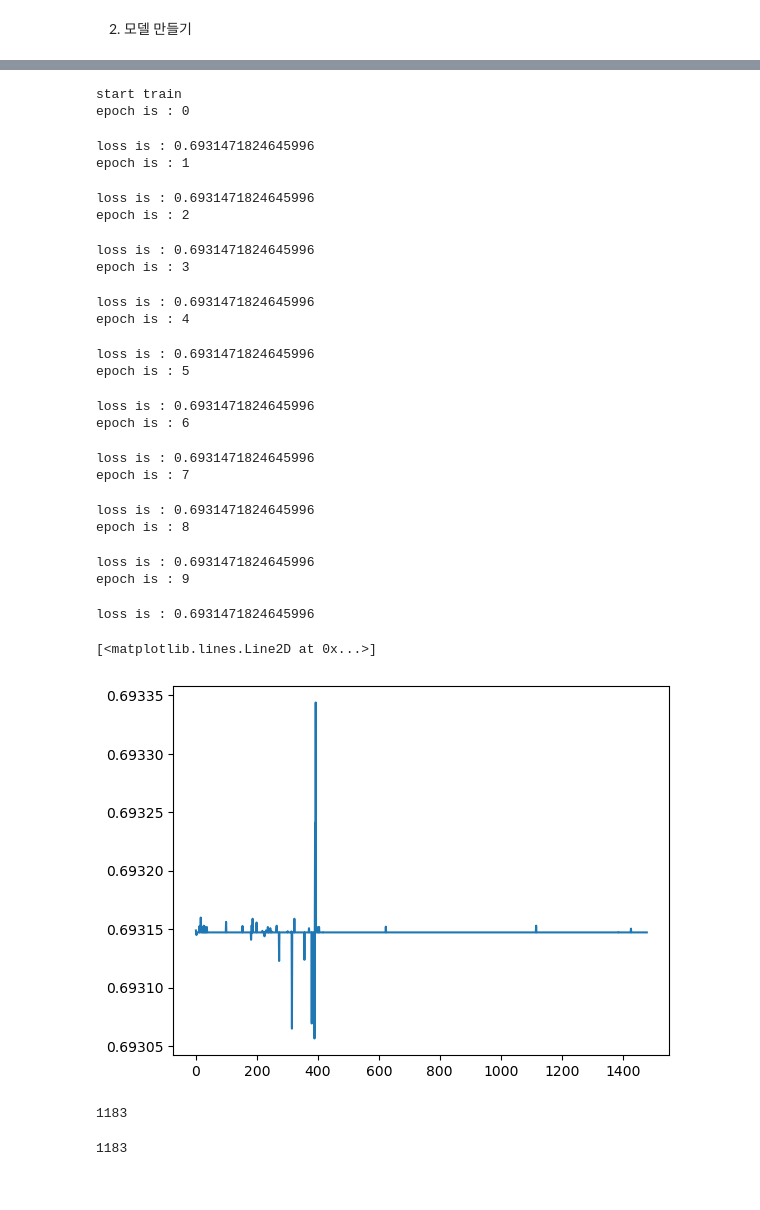
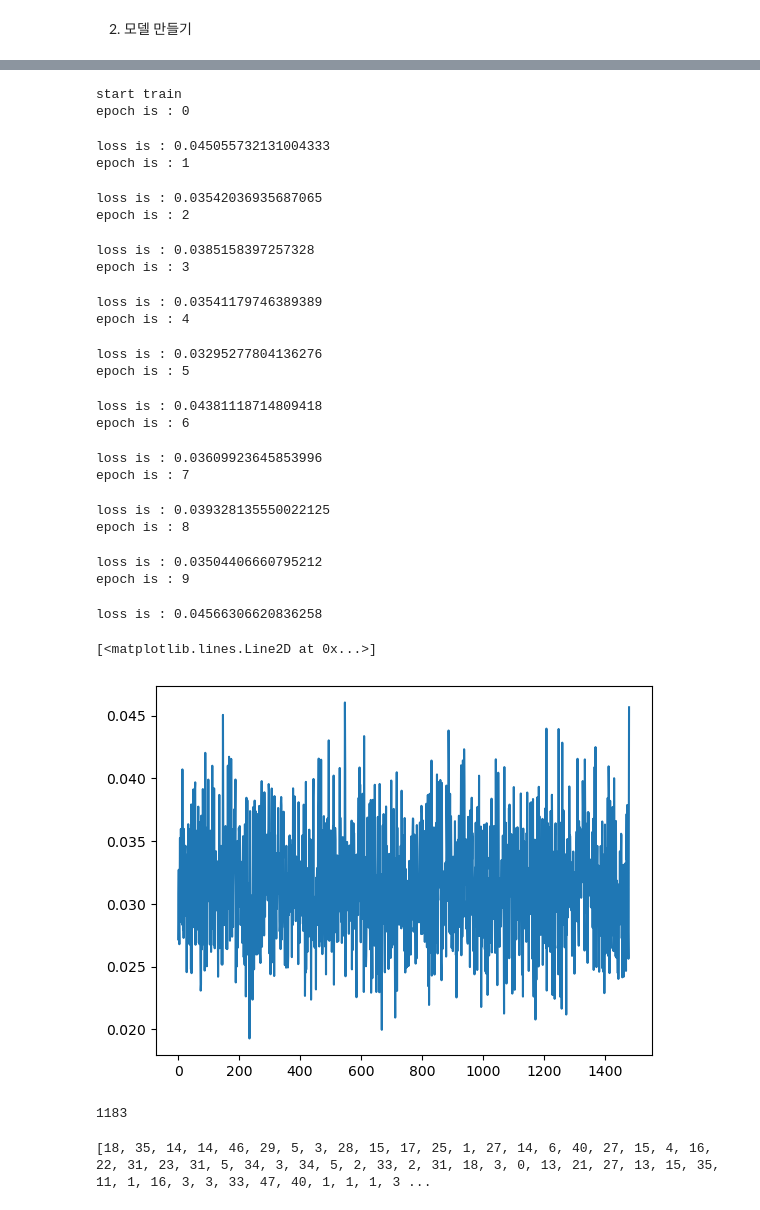
Before and after one commit to kimjunsu97/Art_Classification, a Jupyter notebook: test.ipynb, the cells around one changed output, grey strips where cells are left out. Cells and saved outputs as stored; diff of their text form; code cells hidden in the pictures.

```diff
--- a/test.ipynb
+++ b/test.ipynb
@@ -47,22 +47,25 @@ train_label = pd.read_csv(f'{data_dir}/train.csv')
 test_label = pd.read_csv(f'{data_dir}/test.csv')
 
 label_dict = dict(zip(train_label['artist'].unique(),range(50)))
+label_dict_decode = dict(zip(range(50),train_label['artist'].unique()))
 print(label_dict)
 
 train_label['artist'] = [label_dict[i] for i in train_label['artist']]
 
 train_transform = transforms.Compose([
     transforms.ToPILImage(),
-    transforms.Resize((300, 300)),
-    transforms.RandomCrop(224),
+    transforms.Resize((224, 224)),
+    #transforms.RandomCrop(224),
     transforms.RandomHorizontalFlip(),
     transforms.RandomVerticalFlip(),
     transforms.ToTensor(),
+    transforms.Normalize(mean=(0.485, 0.456, 0.406), std=(0.229, 0.224, 0.225)),
+
 ])
 
 test_transform = transforms.Compose([
     transforms.ToPILImage(),
-    transforms.Resize((300, 300)),
+    transforms.Resize((224, 224)),
     transforms.ToTensor(),
 ])
 # %% [output]
@@ -88,4 +91,19 @@ test_data = CustomDataset('test',data_dir,test_label,test_transform)
 test_dataloader = DataLoader(test_data, batch_size=32, shuffle=True)
 # %% [markdown]
 2. 모델 만들기
+# %%
+from torch import nn
+from torchvision.models import resnet50, ResNet50_Weights
+
+class ResNet(nn.Module):
+    def __init__(self):
+        super().__init__()
+        self.backbone = resnet50(weights=ResNet50_Weights.IMAGENET1K_V2)
+        self.classifier = nn.Linear(1000, 50)
+
+    def forward(self,x):
+        x = self.backbone(x)
+        x = self.classifier(x)
+        x = torch.nn.functional.softmax(x,dim=0)
+        return x
 # %%
@@ -123,12 +123,14 @@ ResNet(
 # %%
 device = torch.device('cuda' if torch.cuda.is_available() else 'cpu')
-pretrained_model = model_pretrained.to(device)
+resnet = ResNet()
+resnet.to(device)
 x = torch.randn(3, 3, 224, 224).to(device)
-pretrained_output = model_pretrained(x)
+pretrained_output = resnet(x)
 print(pretrained_output.size())
 
 from torchsummary import summary
-summary(pretrained_model, (3, 224, 224), device=device.type)
+resnet.eval()
+summary(resnet, (3, 224, 224), device=device.type)
 # %% [output]
 torch.Size([3, 50])
 ----------------------------------------------------------------
@@ -153,12 +155,13 @@ from tqdm import tqdm
 print("start train")
 #criterion = nn.MultiLabelSoftMarginLoss()
 #criterion = nn.CrossEntropyLoss()
-criterion = nn.BCEWithLogitsLoss()
+#criterion = nn.BCEWithLogitsLoss()
+criterion = nn.BCELoss()
 #optimizer = optim.SGD(pretrained_model.parameters(), lr=0.001, momentum=0.9)
-optimizer = optim.Adam(pretrained_model.parameters(), lr=0.0001)
+optimizer = optim.Adam(resnet.parameters(), lr=0.00001)
 
 num_epochs = 10
-pretrained_model.train()
+resnet.train()
 # train_dataloader에 문제 발생한듯
 loss_sum = []
 for epoch in range(num_epochs):
@@ -168,7 +171,7 @@ for epoch in range(num_epochs):
 
         images = images.to(device)
         labels = torch.tensor(labels).to(device)
-        outputs = pretrained_model(images)
+        outputs = resnet(images)
         loss = criterion(outputs,labels.reshape(-1,50).float())
         loss_sum.append(loss)
         loss.backward()
@@ -177,30 +180,30 @@ for epoch in range(num_epochs):
 # %% [output]
 start train
 epoch is : 0
-loss is : 0.6931471824645996
+loss is : 0.045055732131004333
 epoch is : 1
-loss is : 0.6931471824645996
+loss is : 0.03542036935687065
 epoch is : 2
-loss is : 0.6931471824645996
+loss is : 0.0385158397257328
 epoch is : 3
-loss is : 0.6931471824645996
+loss is : 0.03541179746389389
 epoch is : 4
-loss is : 0.6931471824645996
+loss is : 0.03295277804136276
 epoch is : 5
-loss is : 0.6931471824645996
+loss is : 0.04381118714809418
 epoch is : 6
-loss is : 0.6931471824645996
+loss is : 0.03609923645853996
 epoch is : 7
-loss is : 0.6931471824645996
+loss is : 0.039328135550022125
 epoch is : 8
-loss is : 0.6931471824645996
+loss is : 0.03504406660795212
 epoch is : 9
-loss is : 0.6931471824645996
+loss is : 0.04566306620836258
 # %%
-loss_sum = [i.item() for i in loss_sum]
+loss_plot = [i.item() for i in loss_sum]
 import matplotlib.pyplot as plt
-plt.plot(loss_sum)
+plt.plot(loss_plot)
 # %% [output]
 [<matplotlib.lines.Line2D at 0x...>]
-[figure, old version]
+[figure, new version]
 # %%
@@ -249,6 +252,6 @@ final_output = []
 for i in final_class:
     for j in i:
         final_output.append(j.item())
-print(len(final_output))
+print(final_output)
 # %% [output]
-1183
+[18, 35, 14, 14, 46, 29, 5, 3, 28, 15, 17, 25, 1, 27, 14, 6, 40, 27, 15, 4, 16, 22, 31, 23, 31, 5, 34, 3, 34, 5, 2, 33, 2, 31, 18, 3, 0, 13, 21, 27, 13, 15, 35, 11, 1, 16, 3, 3, 33, 47, 40, 1, 1, 1, 3 ...
```
Also changed, not shown: parts of 18 cells of this notebook, 1 other file.
